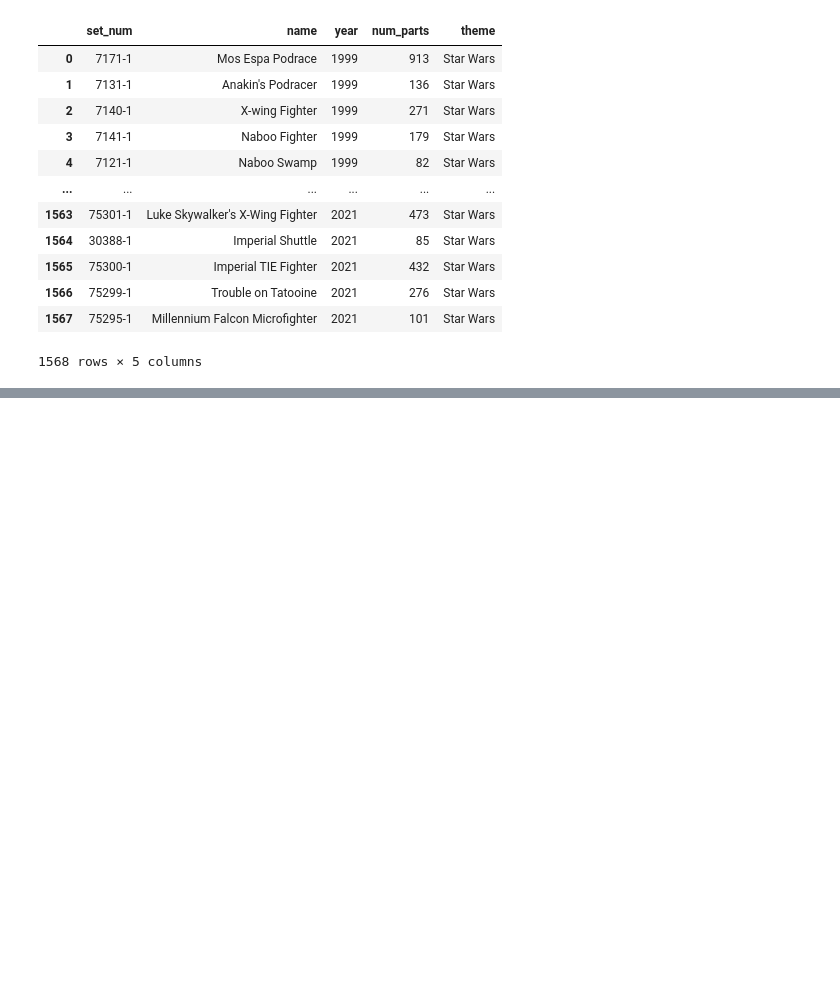
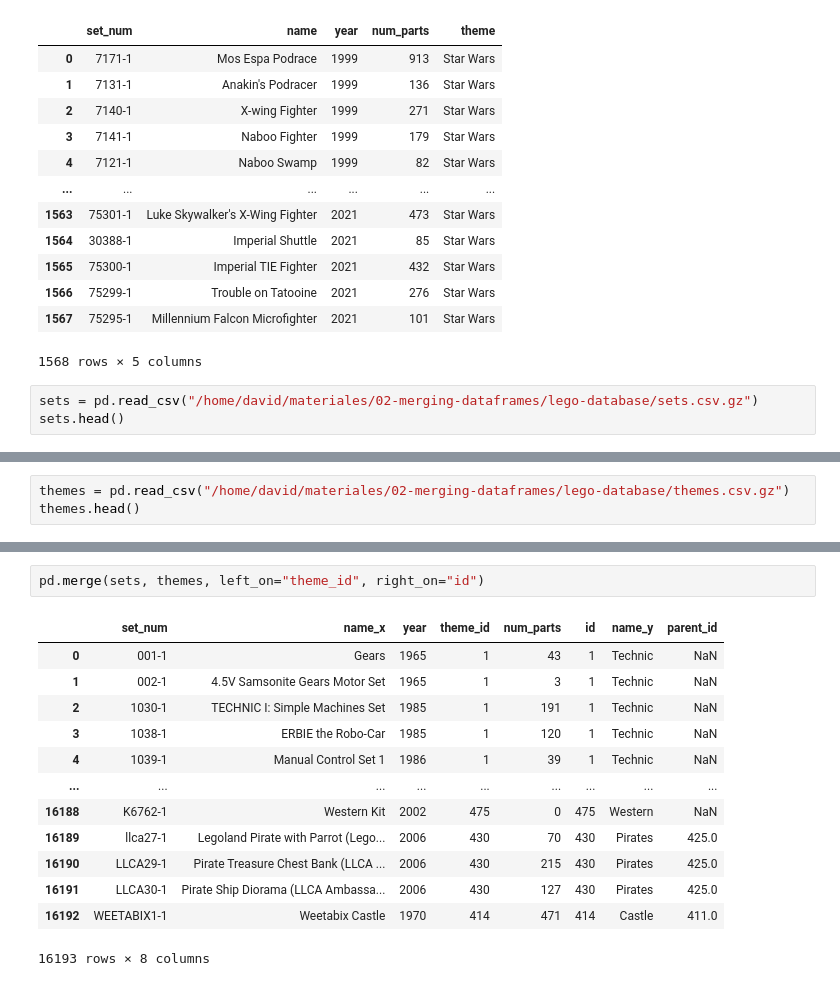
Before and after one commit to oscardbocanegra/udemy, a Jupyter notebook: analisis_datos/merging_dataframes.ipynb, the cells around one changed output, grey strips where cells are left out. Cells and saved outputs as stored; diff of their text form; blank space fills up the shorter version.

Commit message:
merge suffix columns

```diff
--- a/analisis_datos/merging_dataframes.ipynb
+++ b/analisis_datos/merging_dataframes.ipynb
@@ -211,3 +211,6 @@ lego_sets
 | 1566 | 75299-1 | Trouble on Tatooine | 2021 | 276 | Star Wars |
 | 1567 | 75295-1 | Millennium Falcon Microfighter | 2021 | 101 | Star Wars |
 1568 rows × 5 columns
+# %%
+sets = pd.read_csv("/home/david/materiales/02-merging-dataframes/lego-database/sets.csv.gz")
+sets.head()
@@ -213,0 +224,3 @@ lego_sets
+# %%
+themes = pd.read_csv("/home/david/materiales/02-merging-dataframes/lego-database/themes.csv.gz")
+themes.head()
@@ -213,0 +234,16 @@ lego_sets
+# %%
+pd.merge(sets, themes, left_on="theme_id", right_on="id")
+# %% [output]
+|  | set_num | name_x | year | theme_id | num_parts | id | name_y | parent_id |
+| 0 | 001-1 | Gears | 1965 | 1 | 43 | 1 | Technic | NaN |
+| 1 | 002-1 | 4.5V Samsonite Gears Motor Set | 1965 | 1 | 3 | 1 | Technic | NaN |
+| 2 | 1030-1 | TECHNIC I: Simple Machines Set | 1985 | 1 | 191 | 1 | Technic | NaN |
+| 3 | 1038-1 | ERBIE the Robo-Car | 1985 | 1 | 120 | 1 | Technic | NaN |
+| 4 | 1039-1 | Manual Control Set 1 | 1986 | 1 | 39 | 1 | Technic | NaN |
+| ... | ... | ... | ... | ... | ... | ... | ... | ... |
+| 16188 | K6762-1 | Western Kit | 2002 | 475 | 0 | 475 | Western | NaN |
+| 16189 | llca27-1 | Legoland Pirate with Parrot (Lego... | 2006 | 430 | 70 | 430 | Pirates | 425.0 |
+| 16190 | LLCA29-1 | Pirate Treasure Chest Bank (LLCA ... | 2006 | 430 | 215 | 430 | Pirates | 425.0 |
+| 16191 | LLCA30-1 | Pirate Ship Diorama (LLCA Ambassa... | 2006 | 430 | 127 | 430 | Pirates | 425.0 |
+| 16192 | WEETABIX1-1 | Weetabix Castle | 1970 | 414 | 471 | 414 | Castle | 411.0 |
+16193 rows × 8 columns
```
Also changed, not shown: parts of 6 cells of this notebook, 1 other file.
